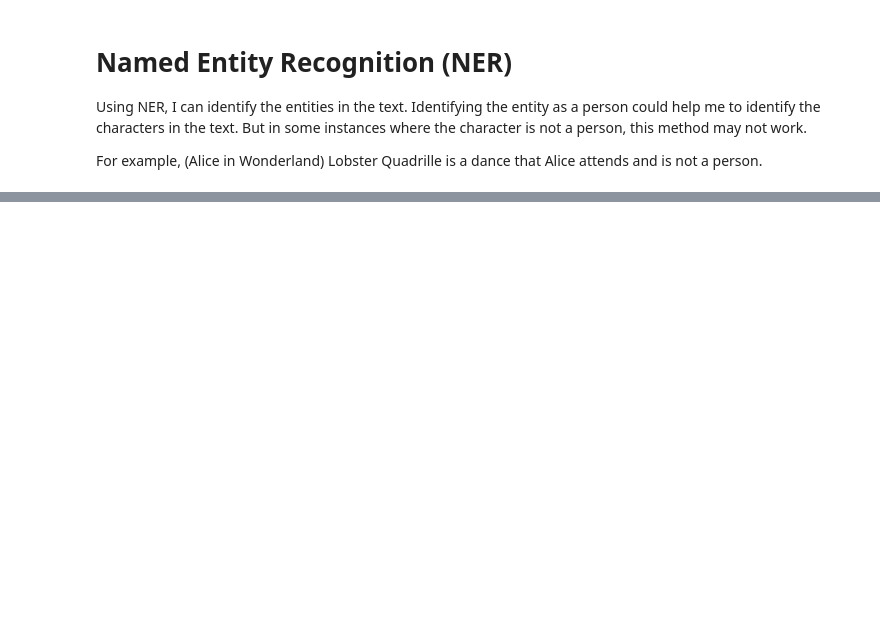
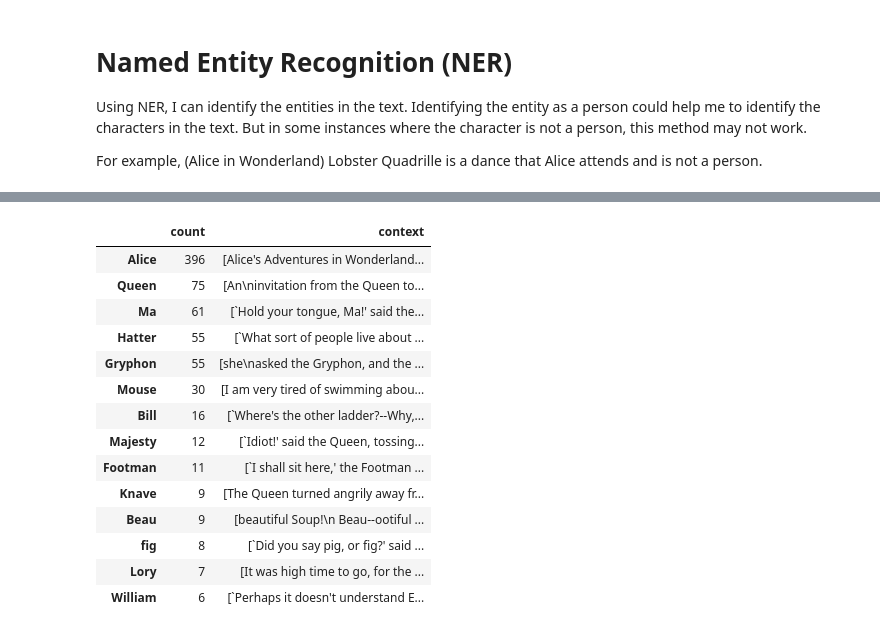
Before and after one commit to jessedoka/LCT, a Jupyter notebook: text_analysis.ipynb, the cells around one changed output, grey strips where cells are left out. Drawn from its saved outputs; the diff is of its cells as text; code cells hidden in the pictures; blank space fills up the shorter version.

```diff
--- a/text_analysis.ipynb
+++ b/text_analysis.ipynb
@@ -127,0 +133,33 @@ Characters found: set() 0
+# %%
+# look at character occurences with the text and make a graph
+
+def character_occurences(characters: dict) -> pd.DataFrame:
+    """
+    characters: dict
+    returns a pandas dataframe of characters and their associated count.
+
+    This is function that takes a dictionary of characters and their associated count and context
+    and returns a pandas dataframe of characters and their associated count.
+    """
+    df = pd.DataFrame(characters).T
+    df = df.sort_values(by="count", ascending=False)
+    return df
+
+df = character_occurences(characters)
+df
+# %% [output]
+|  | count | context |
+| Alice | 396 | [Alice's Adventures in Wonderland... |
+| Queen | 75 | [An\ninvitation from the Queen to... |
+| Ma | 61 | [`Hold your tongue, Ma!' said the... |
+| Hatter | 55 | [`What sort of people live about ... |
+| Gryphon | 55 | [she\nasked the Gryphon, and the ... |
+| Mouse | 30 | [I am very tired of swimming abou... |
+| Bill | 16 | [`Where's the other ladder?--Why,... |
+| Majesty | 12 | [`Idiot!' said the Queen, tossing... |
+| Footman | 11 | [`I shall sit here,' the Footman ... |
+| Knave | 9 | [The Queen turned angrily away fr... |
+| Beau | 9 | [beautiful Soup!\n Beau--ootiful ... |
+| fig | 8 | [`Did you say pig, or fig?' said ... |
+| Lory | 7 | [It was high time to go, for the ... |
+| William | 6 | [`Perhaps it doesn't understand E... |
```
Also changed, not shown: parts of 13 cells of this notebook.
